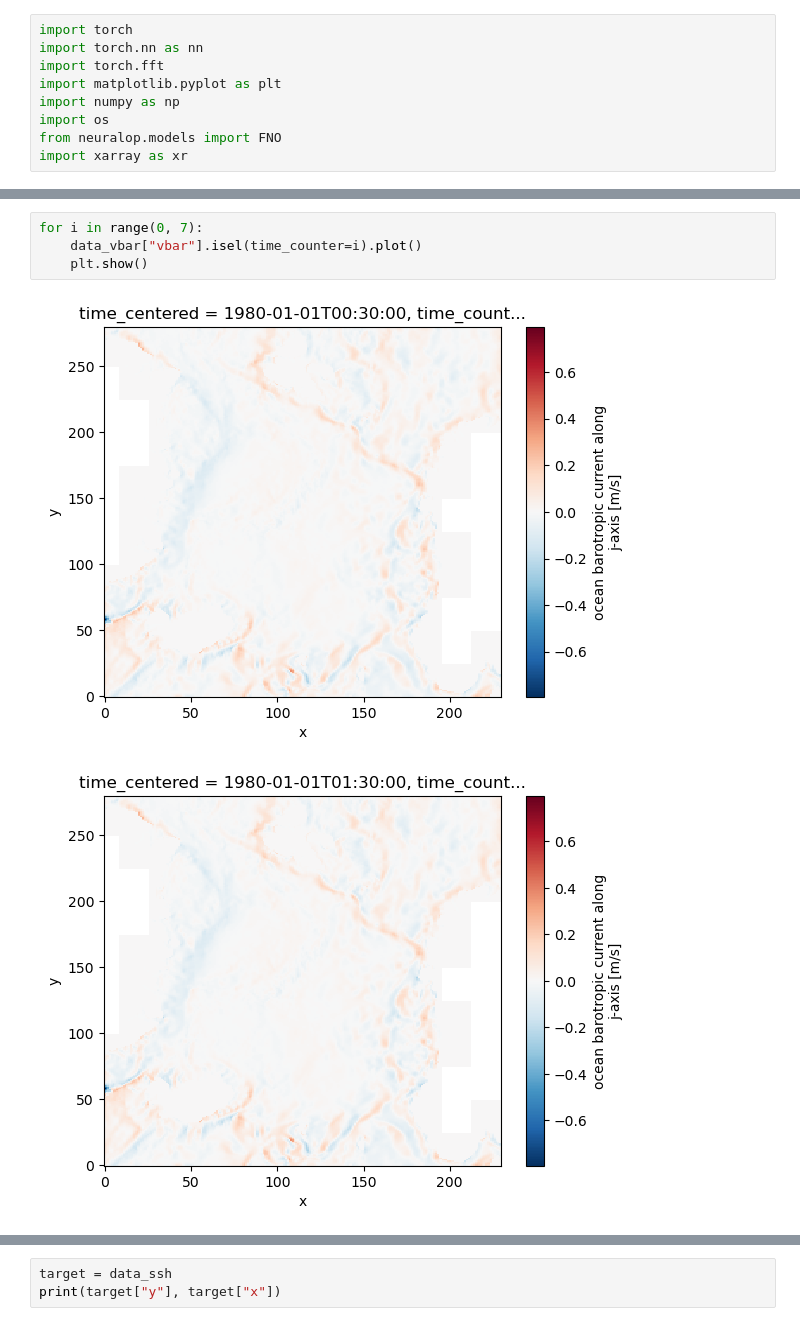
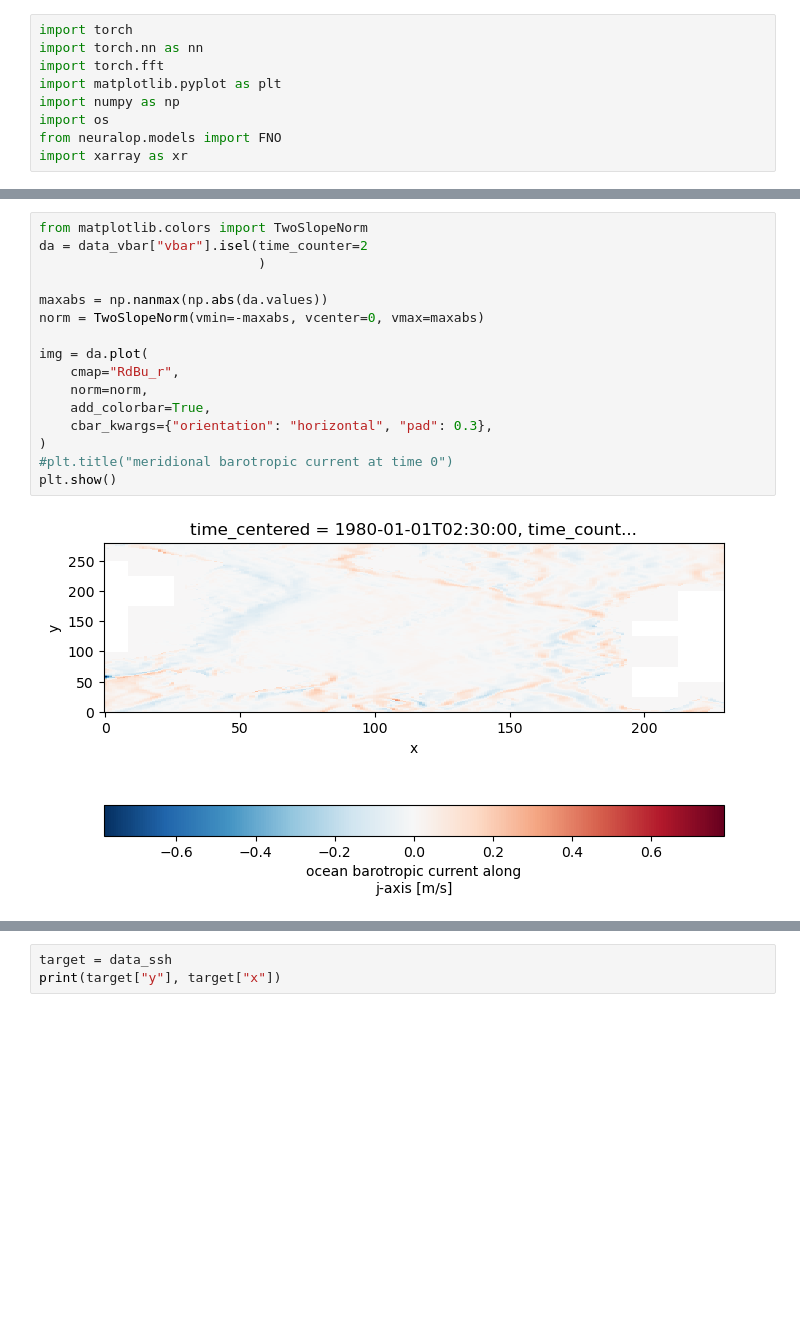
Before and after one commit to Ezi001/FNO-Nordic-Sea, a Jupyter notebook: readdata.ipynb, the cells around one changed output, grey strips where cells are left out. Drawn from its saved outputs; the diff is of its cells as text; blank space fills up the shorter version.

```diff
--- a/readdata.ipynb
+++ b/readdata.ipynb
@@ -77,7 +106,18 @@ plt.show()
 # %%
-for i in range(0, 7):
-    data_vbar["vbar"].isel(time_counter=i).plot()
-    plt.show()
+from matplotlib.colors import TwoSlopeNorm
+da = data_vbar["vbar"].isel(time_counter=2
+                            )
+
+maxabs = np.nanmax(np.abs(da.values))
+norm = TwoSlopeNorm(vmin=-maxabs, vcenter=0, vmax=maxabs)
+
+img = da.plot(
+    cmap="RdBu_r",
+    norm=norm,
+    add_colorbar=True,
+    cbar_kwargs={"orientation": "horizontal", "pad": 0.3},
+)
+#plt.title("meridional barotropic current at time 0")
+plt.show()
 # %% [output]
-[figure, old version]
+[figure, new version]
-[figure, removed]
```
Also changed, not shown: parts of 18 cells of this notebook, 10 other files.
